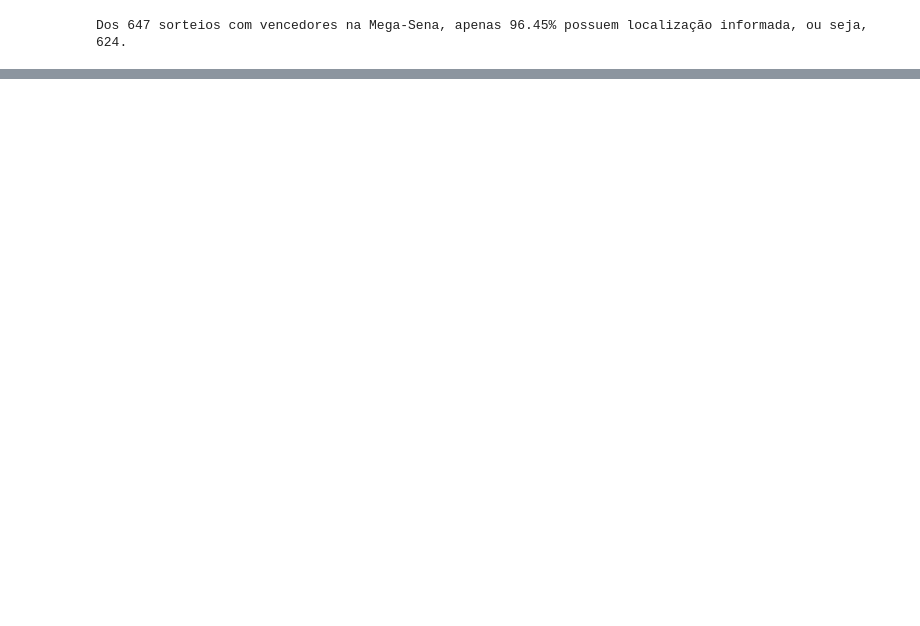
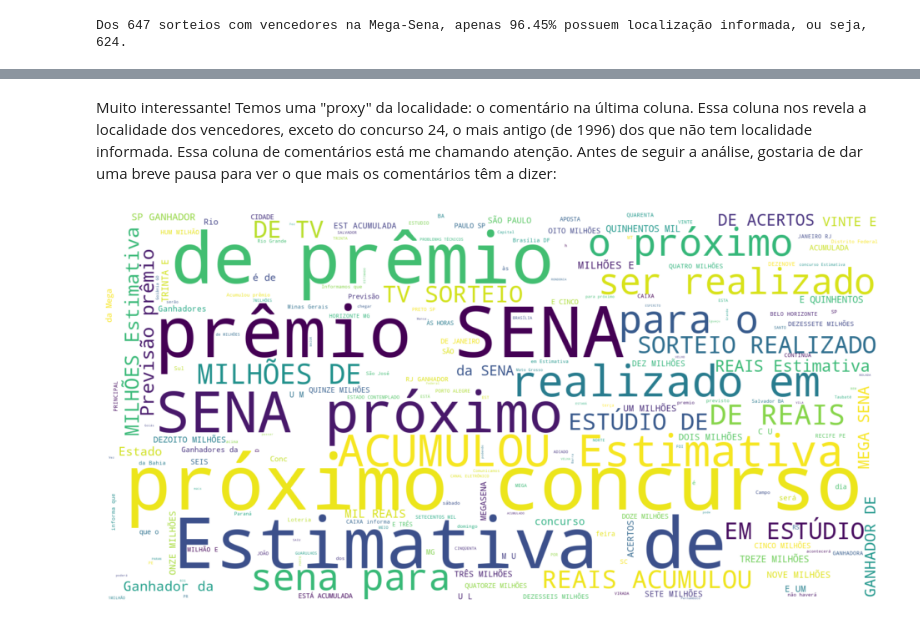
Before and after one commit to zf0rest/megasena_science, a Jupyter notebook: notebooks/analise.ipynb, the cells around one changed output, grey strips where cells are left out. Saved outputs shown, nothing was run; the diff lists cells and outputs as text; code cells hidden in the pictures; blank space fills up the shorter version.

Commit message:
Brainstorm

```diff
--- a/notebooks/analise.ipynb
+++ b/notebooks/analise.ipynb
@@ -270,0 +282,17 @@ Descobrimos que a variável que indica localidade se refere apenas à categoria
+# %% [markdown]
+Muito interessante! Temos uma "proxy" da localidade: o comentário na última coluna. Essa coluna nos revela a localidade dos vencedores, exceto do concurso 24, o mais antigo (de 1996) dos que não tem localidade informada. Essa coluna de comentários está me chamando atenção. Antes de seguir a análise, gostaria de dar uma breve pausa para ver o que mais os comentários têm a dizer:
+# %%
+#Vamos plotar um quadro de palavras, como se fosse um "brainstorm", uma amostra aleatória daquilo que mais se repete na coluna Obs:
+from wordcloud import WordCloud # caso queira, pode usar o argumento stopwords para ignorar palavras específicas
+
+palavras = ", ".join(i for i in df['Obs'].dropna()) #juntando todas palavras em uma só string
+
+brainstorm = WordCloud(background_color="white",
+                        width=1600,
+                        height=800).generate(palavras) # caso queira, pode usar o argumento stopwords para ignorar palavras específicas
+plt.figure(figsize=(12,10))
+plt.imshow(brainstorm, interpolation='bilinear')
+plt.axis("off")
+plt.show()
+# %% [output]
+[figure, added]
```
Also changed, not shown: parts of 7 cells of this notebook.
